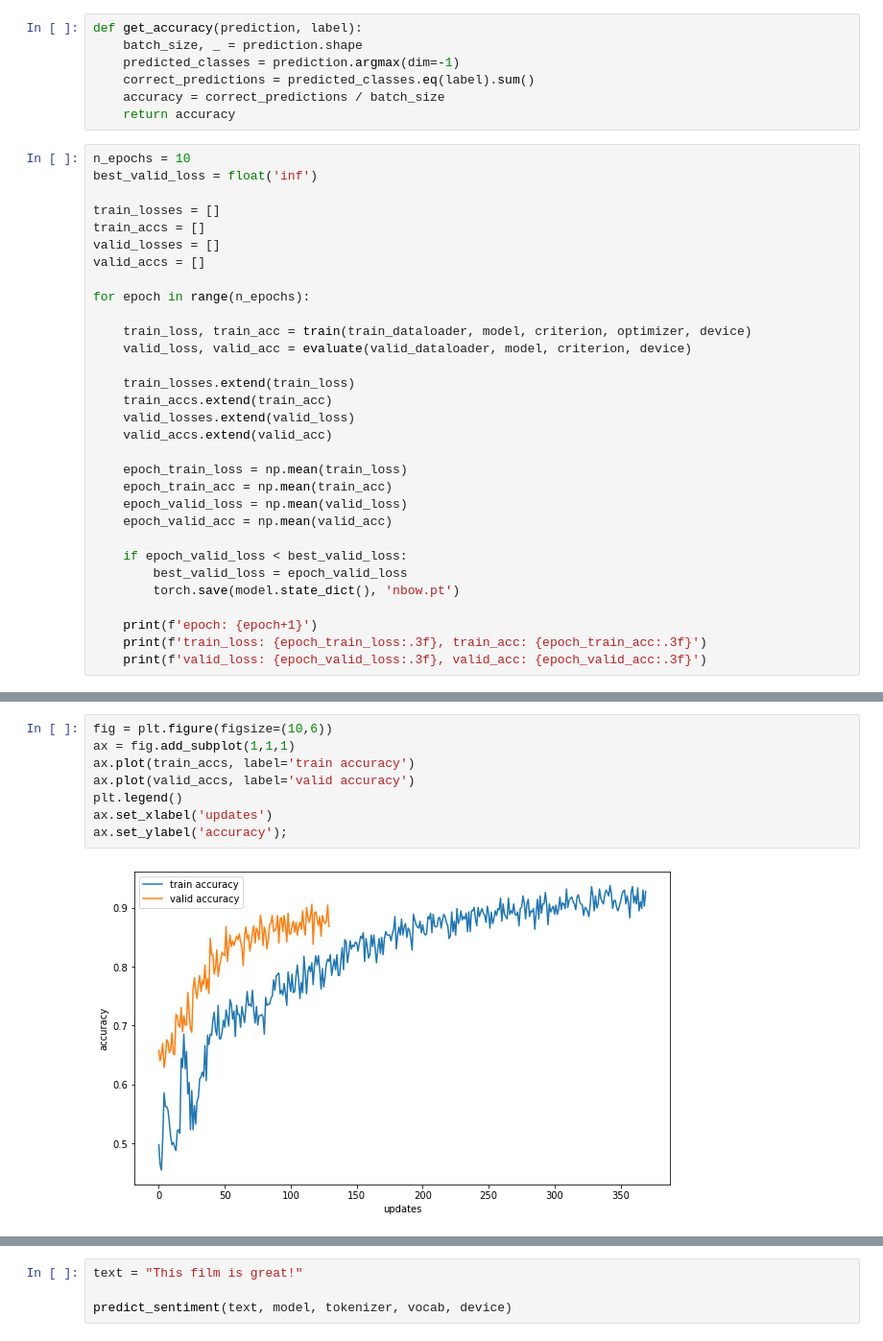
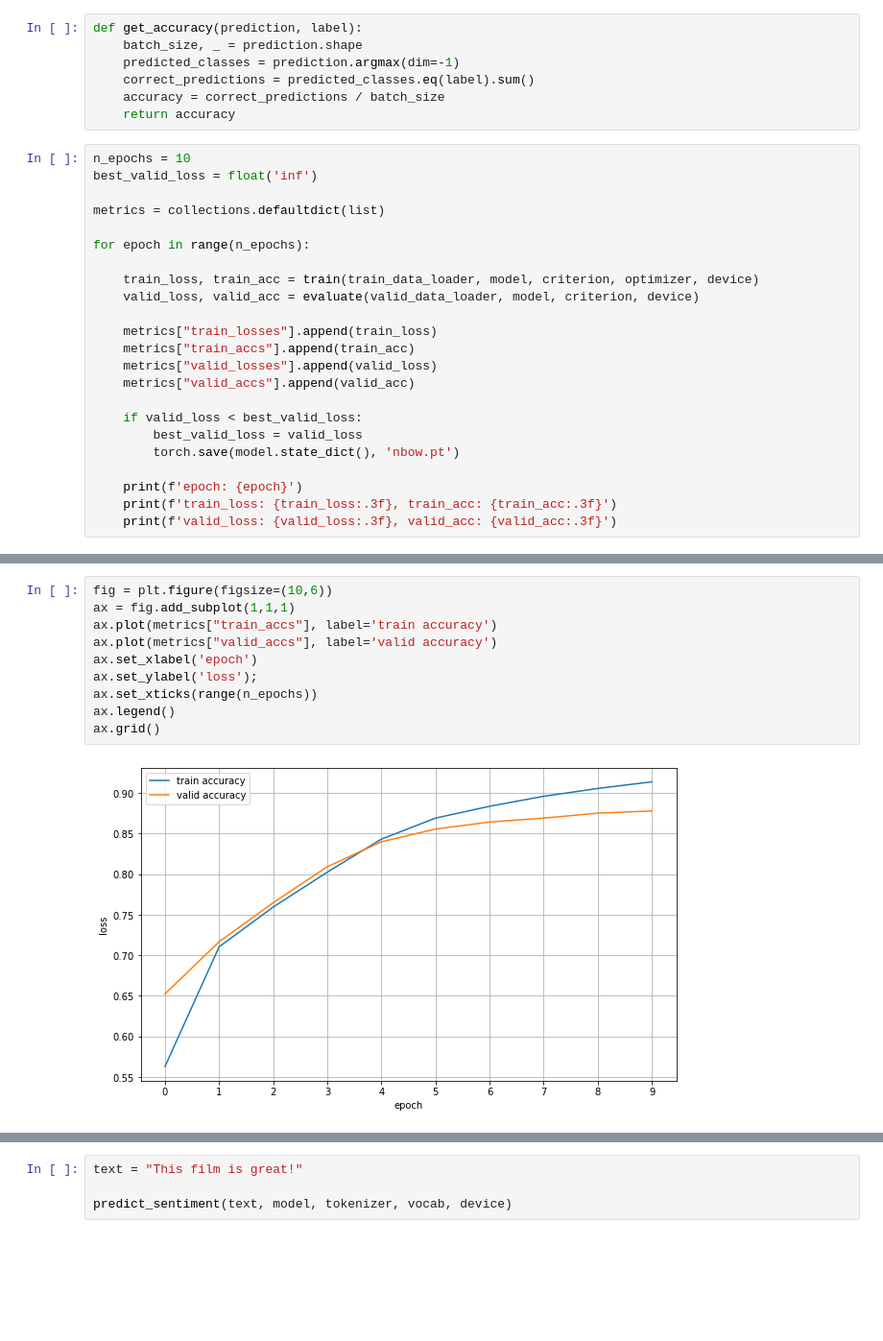
Before and after one commit to bentrevett/pytorch-sentiment-analysis, a Jupyter notebook: nbow.ipynb, the cells around one changed output, grey strips where cells are left out. Shown at 96% size. Drawn from its saved outputs; the diff is of its cells as text; blank space fills up the shorter version.

```diff
--- a/nbow.ipynb
+++ b/nbow.ipynb
@@ -494,31 +569,23 @@ def get_accuracy(prediction, label):
 n_epochs = 10
 best_valid_loss = float('inf')
 
-train_losses = []
-train_accs = []
-valid_losses = []
-valid_accs = []
+metrics = collections.defaultdict(list)
 
 for epoch in range(n_epochs):
 
-    train_loss, train_acc = train(train_dataloader, model, criterion, optimizer, device)
-    valid_loss, valid_acc = evaluate(valid_dataloader, model, criterion, device)
+    train_loss, train_acc = train(train_data_loader, model, criterion, optimizer, device)
+    valid_loss, valid_acc = evaluate(valid_data_loader, model, criterion, device)
 
-    train_losses.extend(train_loss)
-    train_accs.extend(train_acc)
-    valid_losses.extend(valid_loss)
-    valid_accs.extend(valid_acc)
+    metrics["train_losses"].append(train_loss)
+    metrics["train_accs"].append(train_acc)
+    metrics["valid_losses"].append(valid_loss)
+    metrics["valid_accs"].append(valid_acc)
 
-    epoch_train_loss = np.mean(train_loss)
-    epoch_train_acc = np.mean(train_acc)
-    epoch_valid_loss = np.mean(valid_loss)
-    epoch_valid_acc = np.mean(valid_acc)
-
-    if epoch_valid_loss < best_valid_loss:
-        best_valid_loss = epoch_valid_loss
+    if valid_loss < best_valid_loss:
+        best_valid_loss = valid_loss
         torch.save(model.state_dict(), 'nbow.pt')
 
-    print(f'epoch: {epoch+1}')
-    print(f'train_loss: {epoch_train_loss:.3f}, train_acc: {epoch_train_acc:.3f}')
-    print(f'valid_loss: {epoch_valid_loss:.3f}, valid_acc: {epoch_valid_acc:.3f}')
+    print(f'epoch: {epoch}')
+    print(f'train_loss: {train_loss:.3f}, train_acc: {train_acc:.3f}')
+    print(f'valid_loss: {valid_loss:.3f}, valid_acc: {valid_acc:.3f}')
 # %% [output]
@@ -552,13 +634,15 @@ ax.set_ylabel('loss');
 # %%
 fig = plt.figure(figsize=(10,6))
 ax = fig.add_subplot(1,1,1)
-ax.plot(train_accs, label='train accuracy')
-ax.plot(valid_accs, label='valid accuracy')
-plt.legend()
-ax.set_xlabel('updates')
-ax.set_ylabel('accuracy');
+ax.plot(metrics["train_accs"], label='train accuracy')
+ax.plot(metrics["valid_accs"], label='valid accuracy')
+ax.set_xlabel('epoch')
+ax.set_ylabel('loss');
+ax.set_xticks(range(n_epochs))
+ax.legend()
+ax.grid()
 # %% [output]
-[figure, old version]
+[figure, new version]
 # %%
 model.load_state_dict(torch.load('nbow.pt'))
 
```
Also changed, not shown: parts of 67 cells of this notebook, 5 other files.
